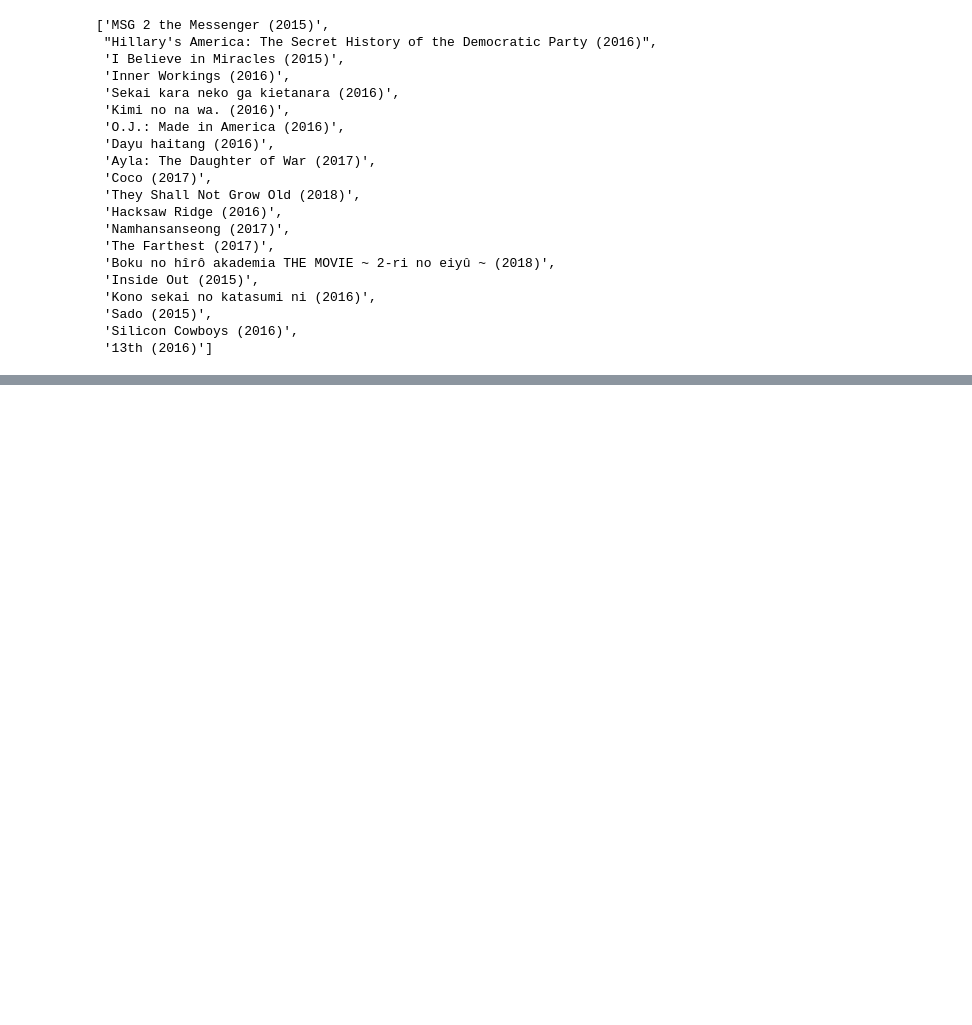
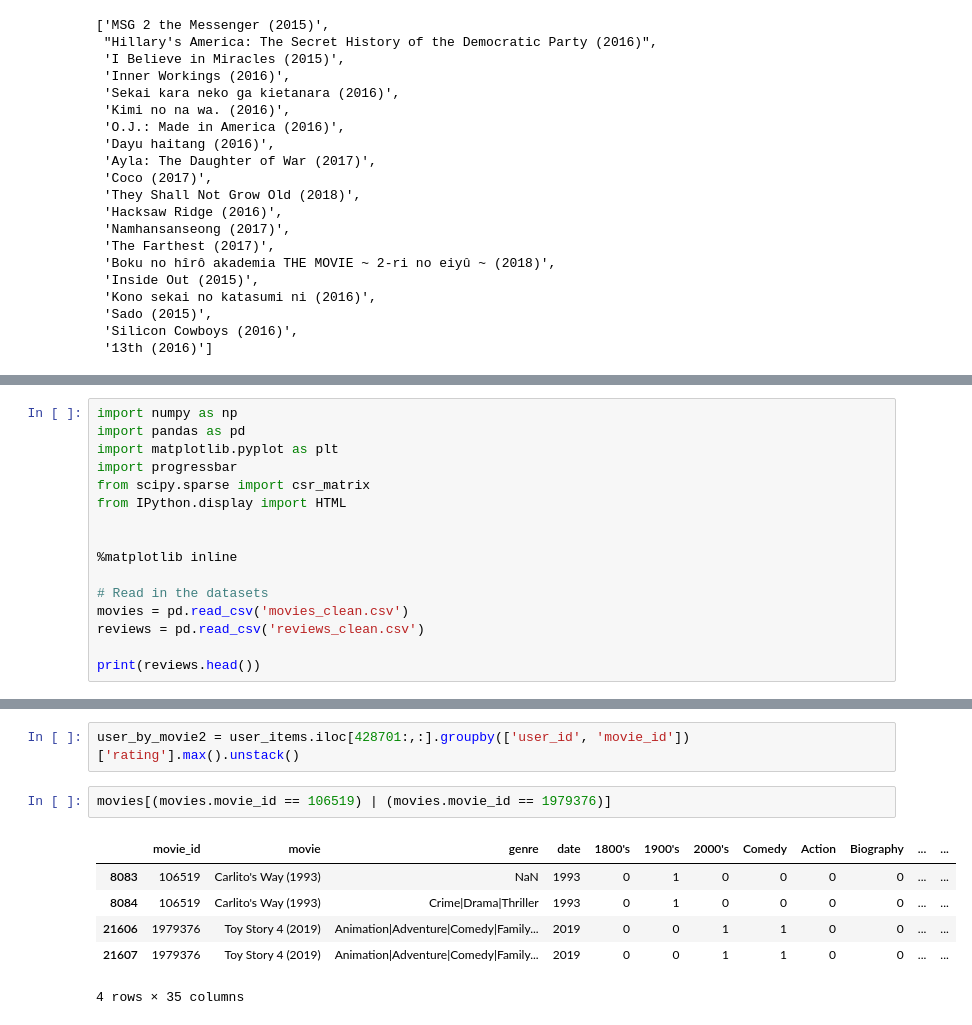
Before and after one commit to edifierxuhao/Experimental-Design-Recommendations, a Jupyter notebook: Recommendation_Engines.ipynb, the cells around one changed output, grey strips where cells are left out. Drawn from its saved outputs; the diff is of its cells as text; blank space fills up the shorter version.

```diff
--- a/Recommendation_Engines.ipynb
+++ b/Recommendation_Engines.ipynb
@@ -405,0 +793,16 @@ a
+# %%
+import numpy as np
+import pandas as pd
+import matplotlib.pyplot as plt
+import progressbar
+from scipy.sparse import csr_matrix
+from IPython.display import HTML
+
+
+%matplotlib inline
+
+# Read in the datasets
+movies = pd.read_csv('movies_clean.csv')
+reviews = pd.read_csv('reviews_clean.csv')
+
+print(reviews.head())
@@ -405,0 +907,11 @@ a
+# %%
+user_by_movie2 = user_items.iloc[428701:,:].groupby(['user_id', 'movie_id'])['rating'].max().unstack()
+# %%
+movies[(movies.movie_id == 106519) | (movies.movie_id == 1979376)]
+# %% [output]
+|  | movie_id | movie | genre | date | 1800's | 1900's | 2000's | Comedy | Action | Biography | ... | ... |
+| 8083 | 106519 | Carlito's Way (1993) | NaN | 1993 | 0 | 1 | 0 | 0 | 0 | 0 | ... | ... |
+| 8084 | 106519 | Carlito's Way (1993) | Crime|Drama|Thriller | 1993 | 0 | 1 | 0 | 0 | 0 | 0 | ... | ... |
+| 21606 | 1979376 | Toy Story 4 (2019) | Animation|Adventure|Comedy|Family... | 2019 | 0 | 0 | 1 | 1 | 0 | 0 | ... | ... |
+| 21607 | 1979376 | Toy Story 4 (2019) | Animation|Adventure|Comedy|Family... | 2019 | 0 | 0 | 1 | 1 | 0 | 0 | ... | ... |
+4 rows × 35 columns
```
Also changed, not shown: parts of 54 cells of this notebook, 3 other files.
